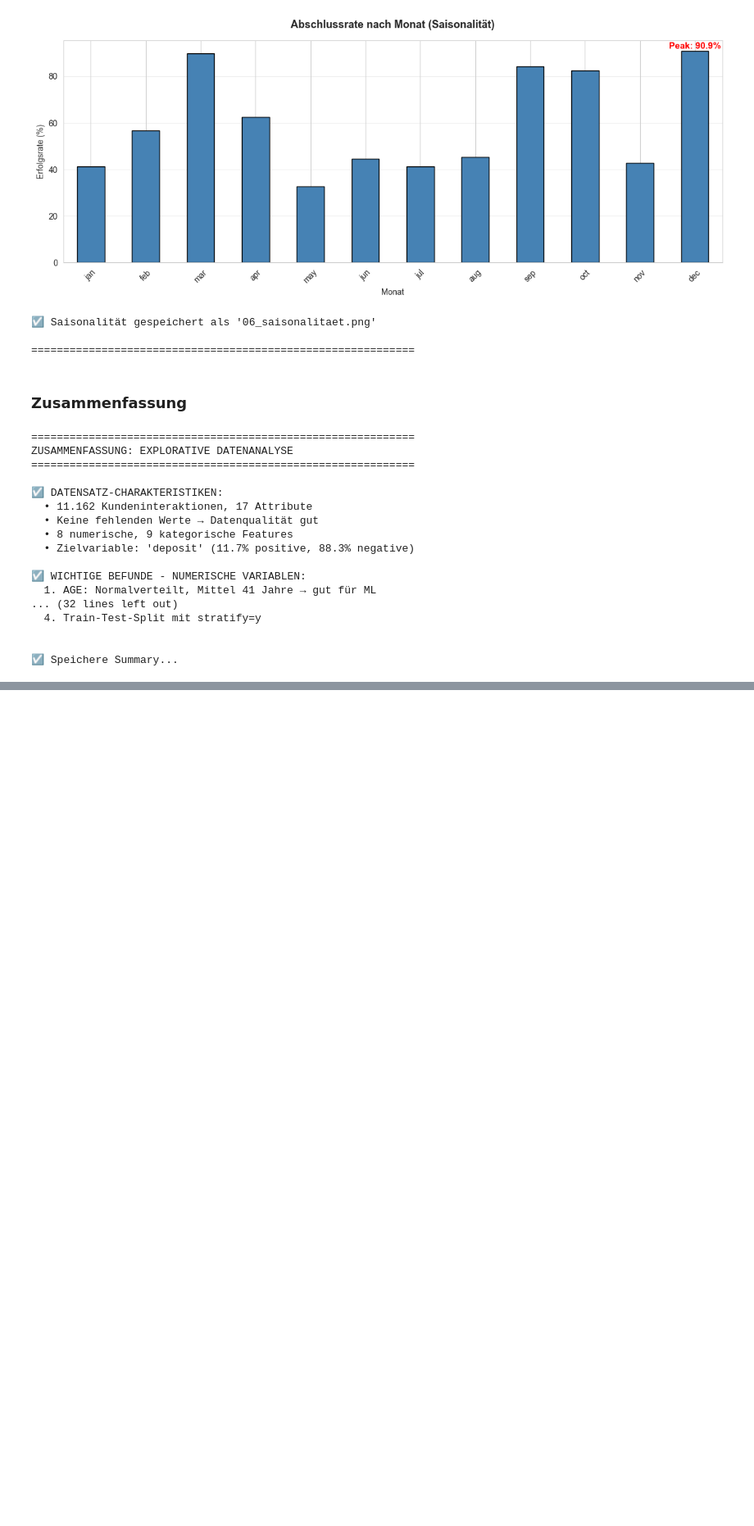
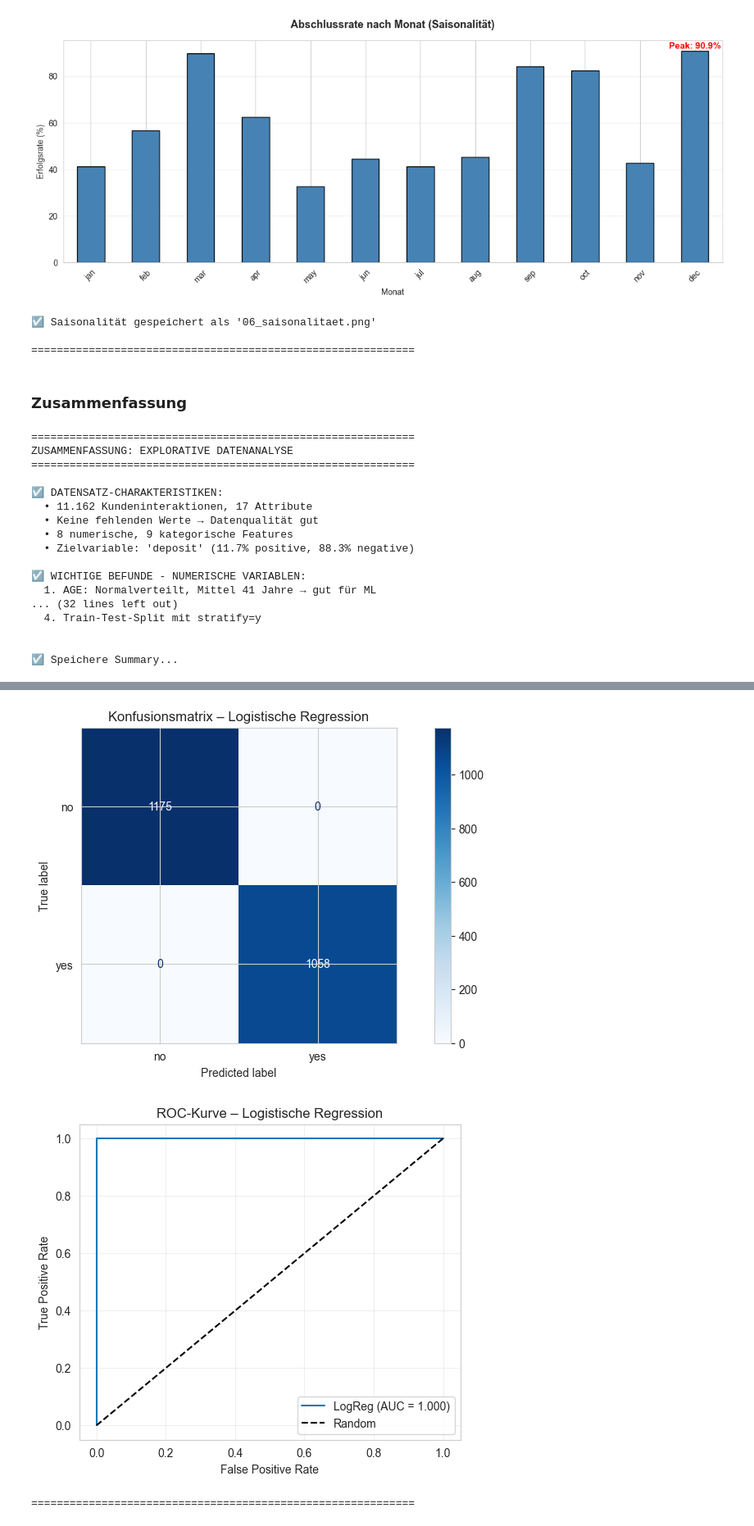
Before and after one commit to elias06-dev/pruefung_data_science-Gruppe_8, a Jupyter notebook: Notebook/notebook_pruefung.ipynb, the cells around one changed output, grey strips where cells are left out. Shown at 82% size. Cells and saved outputs as stored; diff of their text form; code cells hidden in the pictures; blank space fills up the shorter version.

```diff
--- a/Notebook/notebook_pruefung.ipynb
+++ b/Notebook/notebook_pruefung.ipynb
@@ -858,0 +1392,72 @@ ZUSAMMENFASSUNG: EXPLORATIVE DATENANALYSE
+# %%
+# Nicht-numerische Spalten aus X entfernen
+non_numeric = X.select_dtypes(exclude=[np.number]).columns.tolist()
+X_num = X.drop(columns=non_numeric)
+
+from sklearn.impute import SimpleImputer
+imputer = SimpleImputer(strategy="mean")
+X_num_imputed = pd.DataFrame(
+    imputer.fit_transform(X_num),
+    columns=X_num.columns,
+    index=X_num.index
+)
+
+from sklearn.model_selection import train_test_split
+
+X_train, X_test, y_train, y_test = train_test_split(
+    X_num_imputed,
+    y,
+    test_size=0.2,
+    random_state=42,
+    stratify=y
+)
+
+print("="*60)
+print("3.3 Supervised Learning – Logistische Regression (Baseline)")
+print("="*60)
+
+log_reg = LogisticRegression(
+    penalty='l2',
+    solver='lbfgs',
+    max_iter=1000,
+    random_state=42
+)
+
+log_reg.fit(X_train, y_train)
+
+y_pred = log_reg.predict(X_test)
+y_proba = log_reg.predict_proba(X_test)[:, 1]
+
+acc  = accuracy_score(y_test, y_pred)
+prec = precision_score(y_test, y_pred)
+rec  = recall_score(y_test, y_pred)
+f1   = f1_score(y_test, y_pred)
+auc  = roc_auc_score(y_test, y_proba)
+
+print(f"Accuracy : {acc:.3f}")
+print(f"Precision: {prec:.3f}")
+print(f"Recall   : {rec:.3f}")
+print(f"F1-Score : {f1:.3f}")
+print(f"ROC-AUC  : {auc:.3f}")
+
+# Konfusionsmatrix
+cm = confusion_matrix(y_test, y_pred)
+disp = ConfusionMatrixDisplay(confusion_matrix=cm, display_labels=['no', 'yes'])
+disp.plot(cmap='Blues')
+plt.title("Konfusionsmatrix – Logistische Regression")
+plt.show()
+
+# ROC-Kurve
+fpr, tpr, thresholds = roc_curve(y_test, y_proba)
+plt.figure(figsize=(6, 5))
+plt.plot(fpr, tpr, label=f"LogReg (AUC = {auc:.3f})")
+plt.plot([0, 1], [0, 1], 'k--', label="Random")
+plt.xlabel("False Positive Rate")
+plt.ylabel("True Positive Rate")
+plt.title("ROC-Kurve – Logistische Regression")
+plt.legend()
+plt.grid(alpha=0.3)
+plt.show()
+
+print("="*60)
+# %% [output]
@@ -858,0 +1472,3 @@ ZUSAMMENFASSUNG: EXPLORATIVE DATENANALYSE
+[figure, added]
+[figure, added]
+============================================================
```
Also changed, not shown: parts of 44 cells of this notebook, 1 other file.
